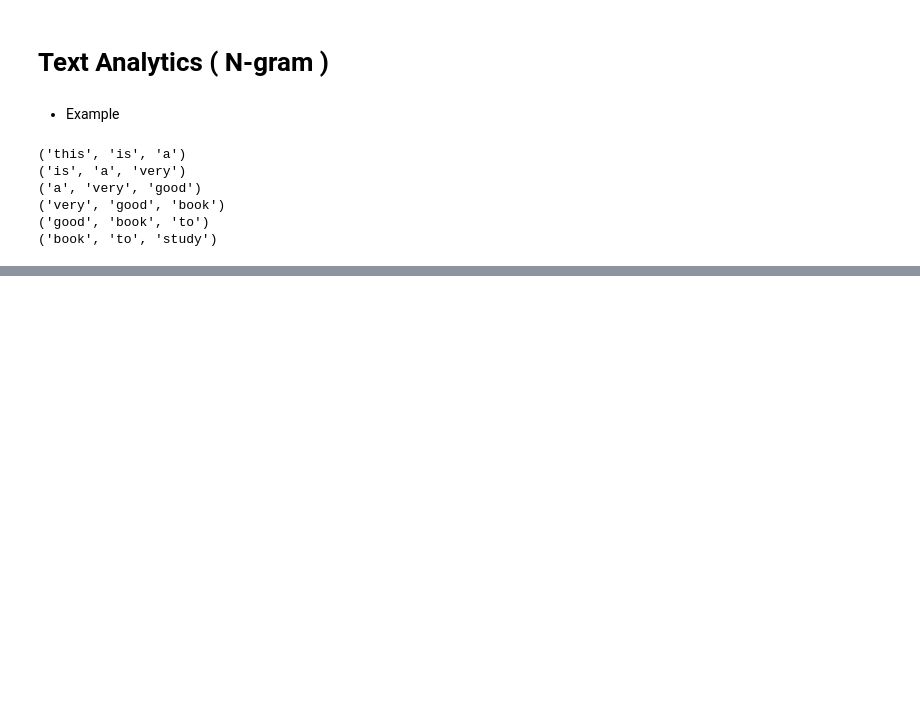
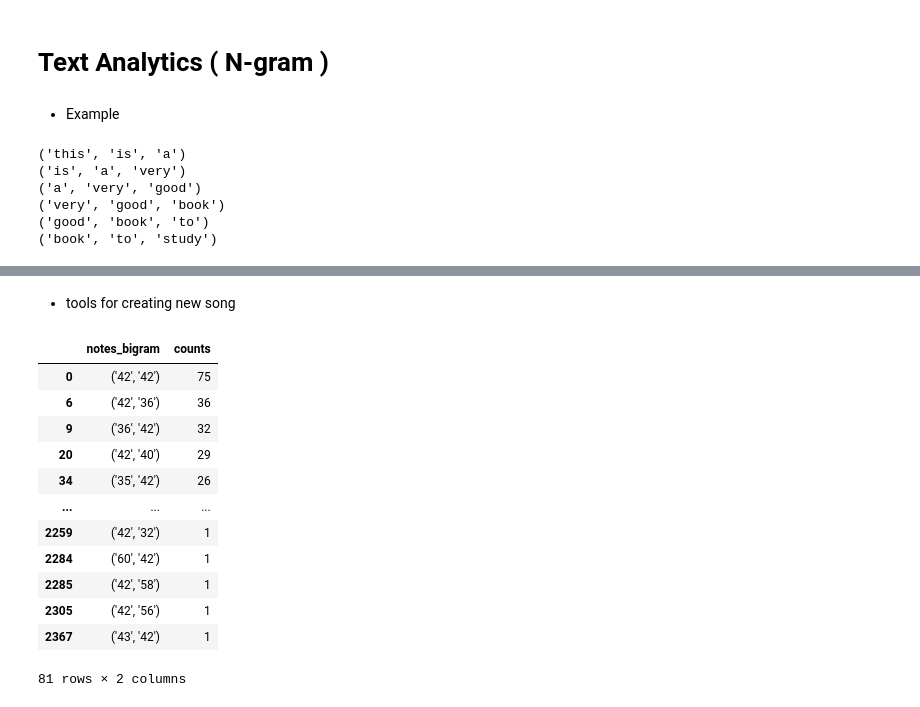
Before and after one commit to HikariJadeEmpire/NLP_TextAnalytics, a Jupyter notebook: MIDI_to_text/Midi_to_text.ipynb, the cells around one changed output, grey strips where cells are left out. Cells and saved outputs as stored; diff of their text form; code cells hidden in the pictures; blank space fills up the shorter version.

Commit message:
create code to filter

```diff
--- a/MIDI_to_text/Midi_to_text.ipynb
+++ b/MIDI_to_text/Midi_to_text.ipynb
@@ -275,0 +290,19 @@ bigram_df
+# %% [markdown]
+- tools for creating new song
+# %%
+# Filter to find out
+bigram_df[ bigram_df['notes_bigram'].str.contains('42', regex= True, na=False) ]
+# %% [output]
+|  | notes_bigram | counts |
+| 0 | ('42', '42') | 75 |
+| 6 | ('42', '36') | 36 |
+| 9 | ('36', '42') | 32 |
+| 20 | ('42', '40') | 29 |
+| 34 | ('35', '42') | 26 |
+| ... | ... | ... |
+| 2259 | ('42', '32') | 1 |
+| 2284 | ('60', '42') | 1 |
+| 2285 | ('42', '58') | 1 |
+| 2305 | ('42', '56') | 1 |
+| 2367 | ('43', '42') | 1 |
+81 rows × 2 columns
```
Also changed, not shown: parts of 3 cells of this notebook.
